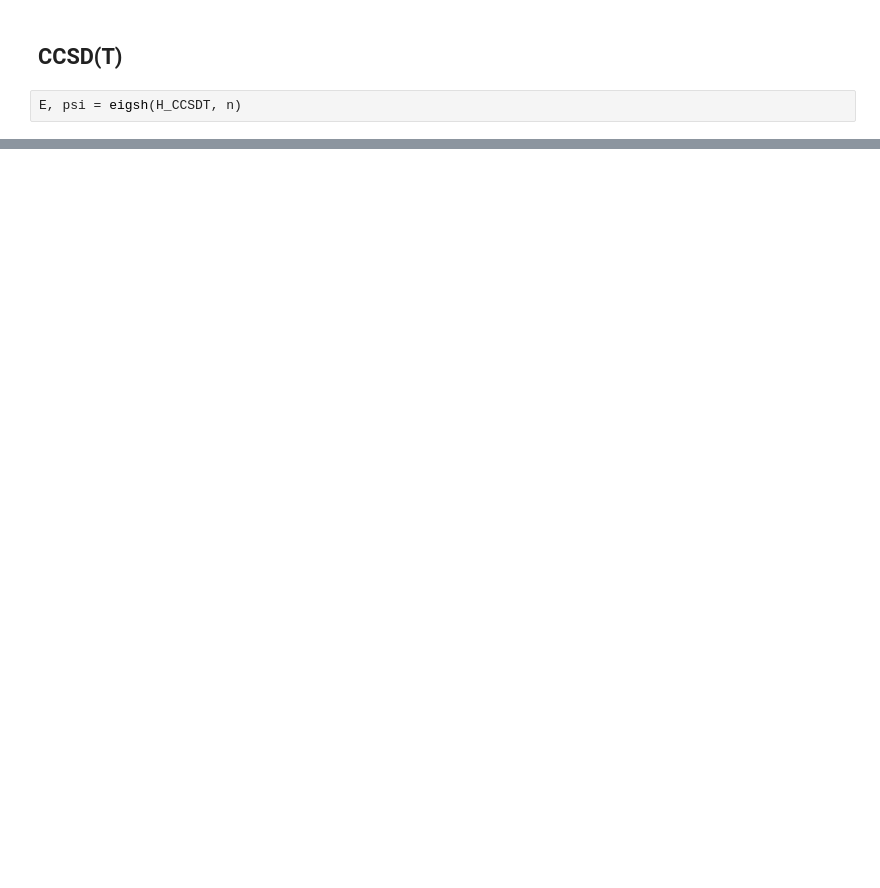
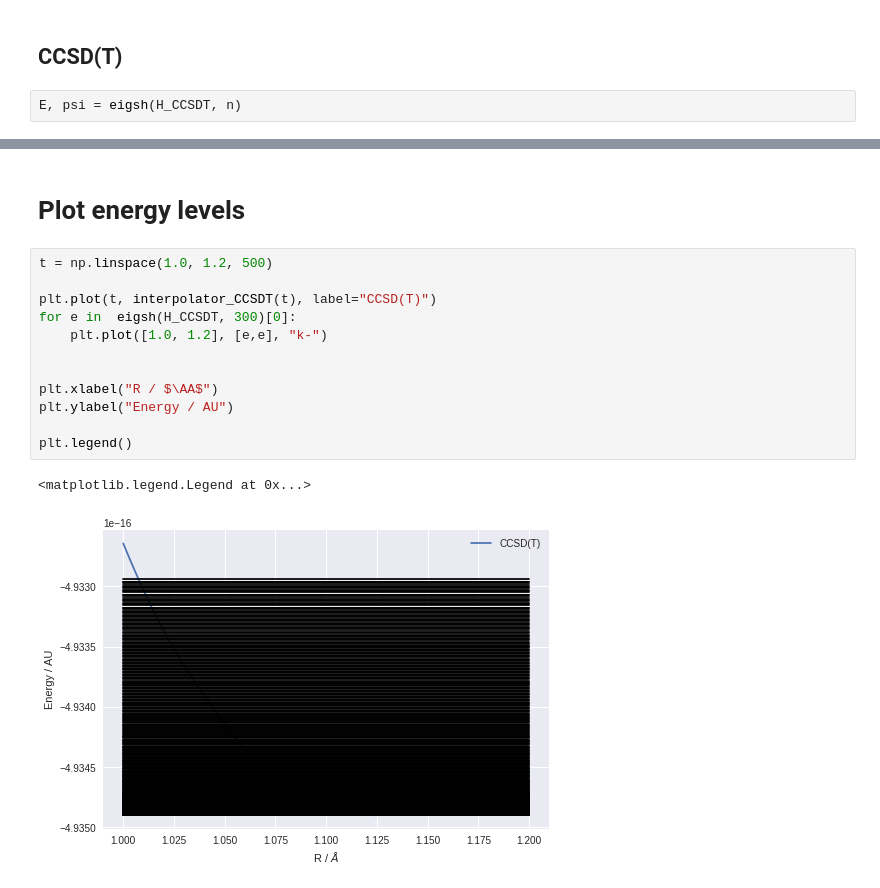
Before and after one commit to jcartus/TMSoCM, a Jupyter notebook: TaskD/FiniteDifferences.ipynb, the cells around one changed output, grey strips where cells are left out. Saved outputs shown, nothing was run; the diff lists cells and outputs as text; blank space fills up the shorter version.

```diff
--- a/TaskD/FiniteDifferences.ipynb
+++ b/TaskD/FiniteDifferences.ipynb
@@ -141,0 +179,17 @@ print(E)
+# %% [markdown]
+# Plot energy levels
+# %%
+t = np.linspace(1.0, 1.2, 500)
+
+plt.plot(t, interpolator_CCSDT(t), label="CCSD(T)")
+for e in  eigsh(H_CCSDT, 300)[0]:
+    plt.plot([1.0, 1.2], [e,e], "k-")
+
+
+plt.xlabel("R / $\AA$")
+plt.ylabel("Energy / AU")
+
+plt.legend()
+# %% [output]
+<matplotlib.legend.Legend at 0x...>
+[figure, added]
```
Also changed, not shown: parts of 10 cells of this notebook.
